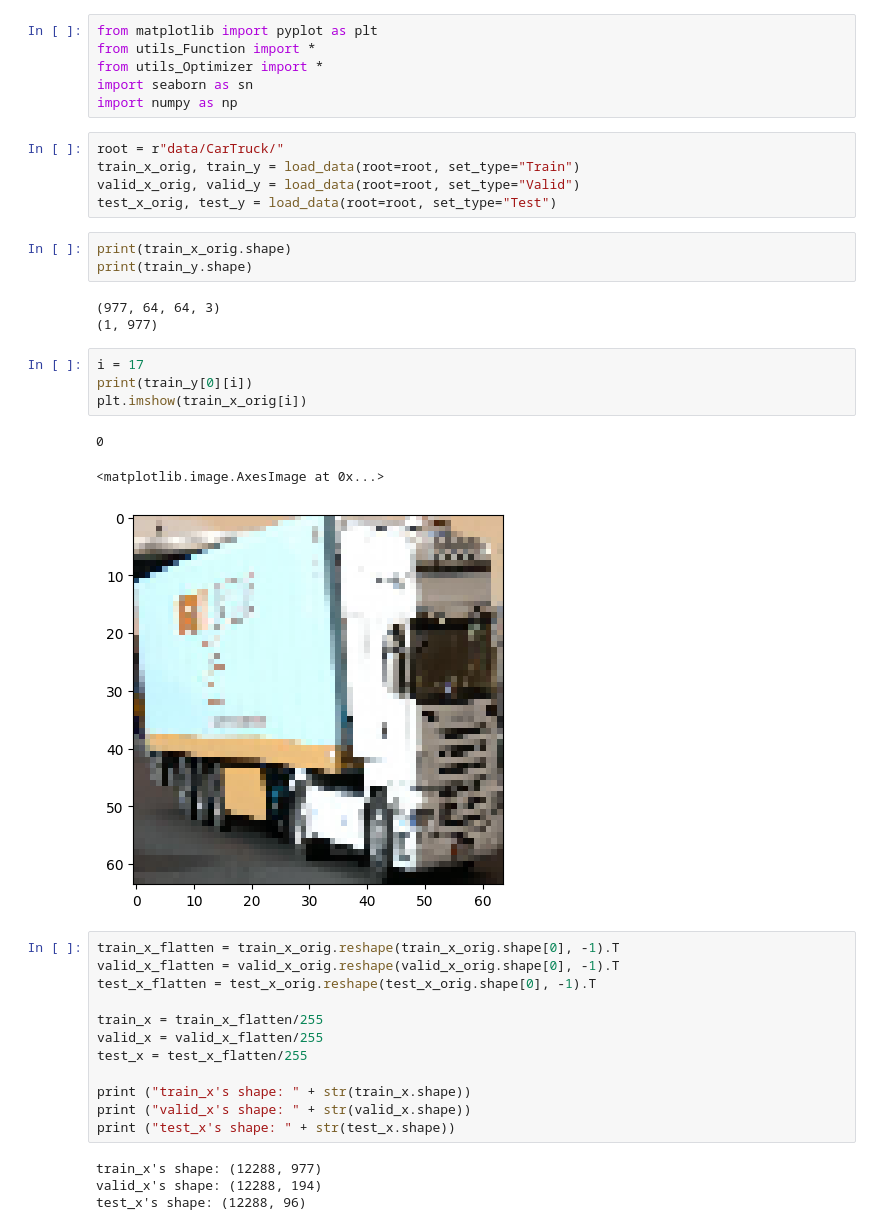
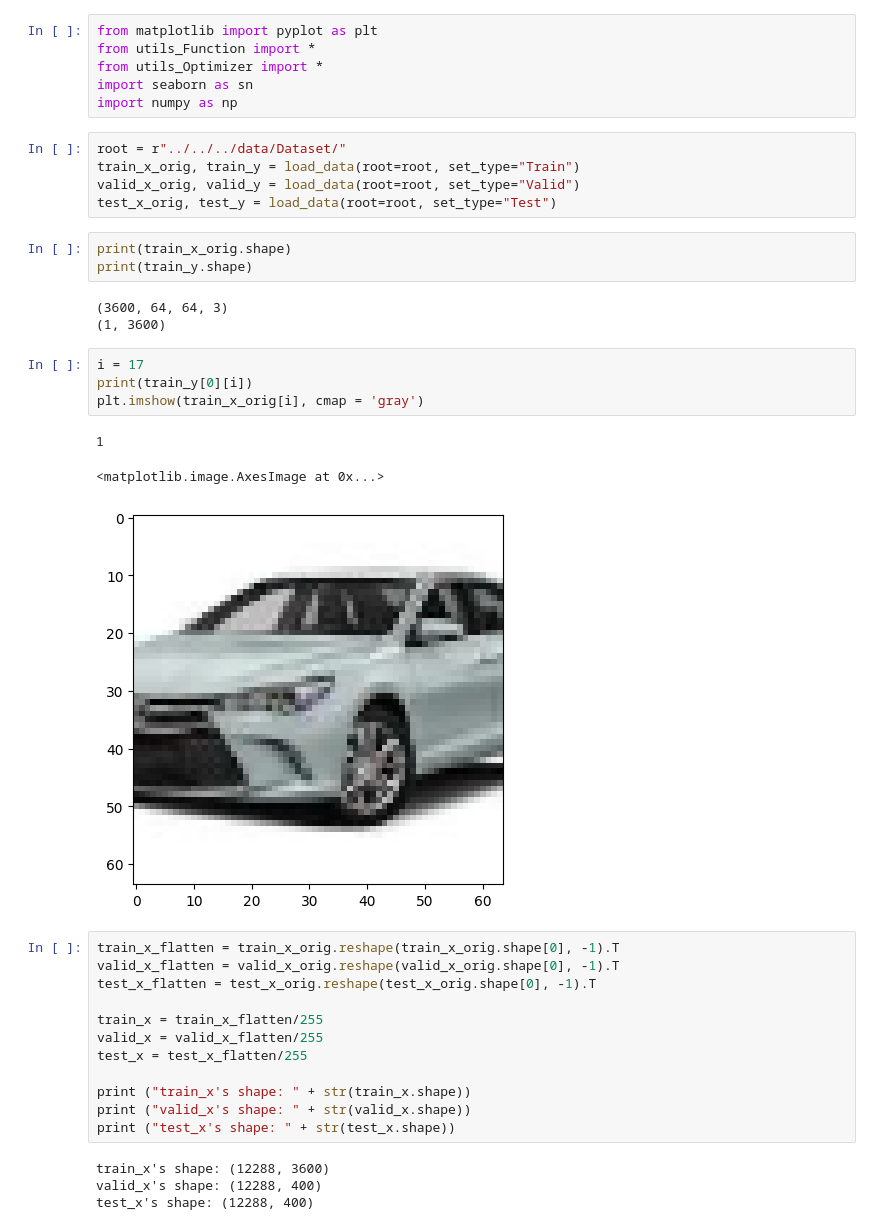
Before and after one commit to qkhanh711/DeepLearning_MidTerm, a Jupyter notebook: MidTerm/MidTerm/Mid_term.ipynb, the cells around one changed output. Drawn from its saved outputs; the diff is of its cells as text.

```diff
--- a/MidTerm/MidTerm/Mid_term.ipynb
+++ b/MidTerm/MidTerm/Mid_term.ipynb
@@ -5,7 +5,7 @@ from utils_Optimizer import *
 import seaborn as sn
 import numpy as np
 # %%
-root = r"data/CarTruck/"
+root = r"../../../data/Dataset/"
 train_x_orig, train_y = load_data(root=root, set_type="Train")
 valid_x_orig, valid_y = load_data(root=root, set_type="Valid")
 test_x_orig, test_y = load_data(root=root, set_type="Test")
@@ -13,16 +13,16 @@ test_x_orig, test_y = load_data(root=root, set_type="Test")
 print(train_x_orig.shape)
 print(train_y.shape)
 # %% [output]
-(977, 64, 64, 3)
-(1, 977)
+(3600, 64, 64, 3)
+(1, 3600)
 # %%
 i = 17
 print(train_y[0][i])
-plt.imshow(train_x_orig[i])
+plt.imshow(train_x_orig[i], cmap = 'gray')
 # %% [output]
-0
+1
 <matplotlib.image.AxesImage at 0x...>
-[figure, old version]
+[figure, new version]
 # %%
 train_x_flatten = train_x_orig.reshape(train_x_orig.shape[0], -1).T
 valid_x_flatten = valid_x_orig.reshape(valid_x_orig.shape[0], -1).T
@@ -36,7 +36,7 @@ print ("train_x's shape: " + str(train_x.shape))
 print ("valid_x's shape: " + str(valid_x.shape))
 print ("test_x's shape: " + str(test_x.shape))
 # %% [output]
-train_x's shape: (12288, 977)
-valid_x's shape: (12288, 194)
-test_x's shape: (12288, 96)
+train_x's shape: (12288, 3600)
+valid_x's shape: (12288, 400)
+test_x's shape: (12288, 400)
 # %%
```
Also changed, not shown: parts of 10 cells of this notebook, 1 other file.
